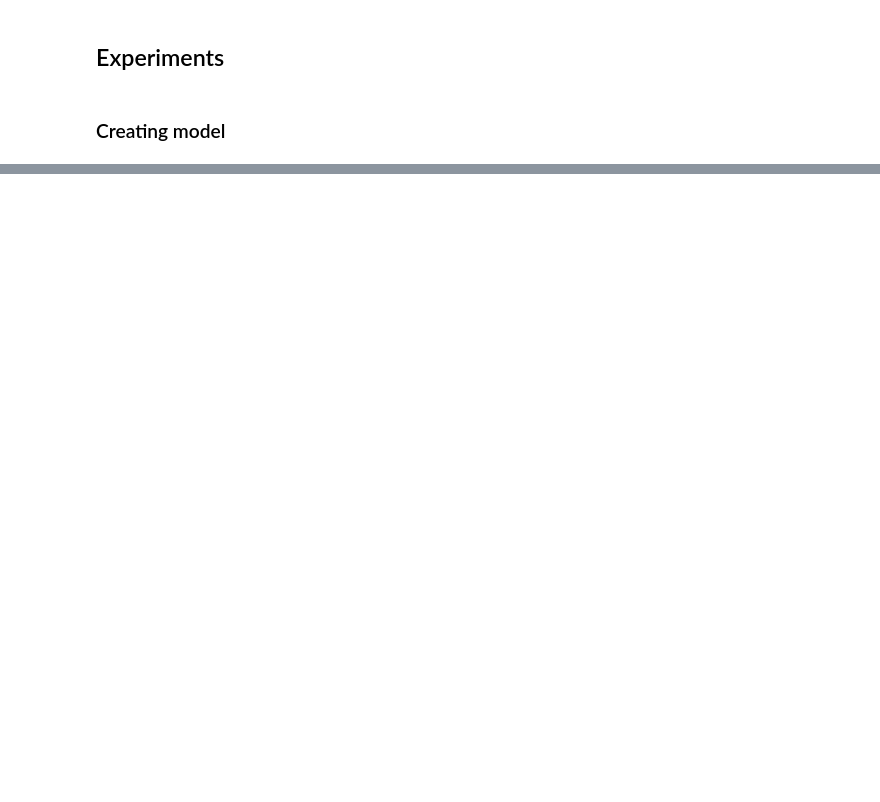
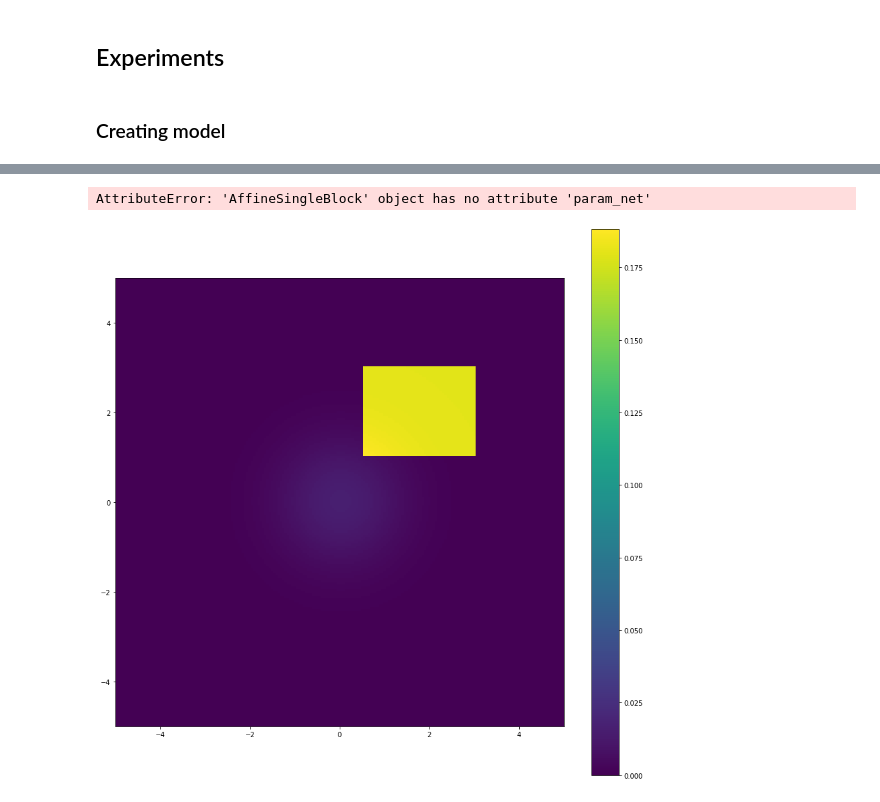
Before and after one commit to SirPentyna/mgr_normalizing_flows, a Jupyter notebook: mgr - normflows - my code.ipynb, the cells around one changed output, grey strips where cells are left out. Drawn from its saved outputs; the diff is of its cells as text; code cells hidden in the pictures; blank space fills up the shorter version.

```diff
--- a/mgr - normflows - my code.ipynb
+++ b/mgr - normflows - my code.ipynb
@@ -372,0 +390,40 @@ plt.show()
+# %%
+# Plot initial flow distribution
+grid_size = 200
+#xx, yy = torch.meshgrid(torch.linspace(-1.5, 2.5, grid_size), torch.linspace(-2, 2, grid_size))
+xx, yy = torch.meshgrid(torch.linspace(-15, 15, grid_size), torch.linspace(-15, 15, grid_size))
+zz = torch.cat([xx.unsqueeze(2), yy.unsqueeze(2)], 2).view(-1, 2)
+
+
+model.eval()
+log_prob = model.log_prob(zz).to('cpu').view(*xx.shape)
+model.train()
+prob = torch.exp(log_prob)
+prob[torch.isnan(prob)] = 0
+
+plt.figure(figsize=(15, 15))
+plt.pcolormesh(xx, yy, prob.data.numpy())
+plt.gca().set_aspect('equal', 'box')
+plt.show()
+# %% [output]
+AttributeError: 'AffineSingleBlock' object has no attribute 'param_net'
+# %%
+# Plot distribution
+import matplotlib.pyplot as plt
+
+middle_point = [0,0]
+range_p = [5, 5]
+
+grid_size = 200
+xx, yy = torch.meshgrid(torch.linspace((middle_point[0]-range_p[0]), (middle_point[0]+range_p[0]), grid_size), torch.linspace((middle_point[1]-range_p[1]), (middle_point[1]+range_p[1]), grid_size))
+zz = torch.cat([xx.unsqueeze(2), yy.unsqueeze(2)], 2).view(-1, 2)
+
+prob = calculate_pdf(zz, prob_delta = prob_delta)[:, None].reshape(200, 200)
+
+plt.figure(figsize=(15, 15))
+c =  plt.pcolormesh(xx, yy, prob)
+plt.colorbar(c)
+plt.gca().set_aspect('equal', 'box')
+plt.show()
+# %% [output]
+[figure, added]
```
Also changed, not shown: parts of 18 cells of this notebook.
